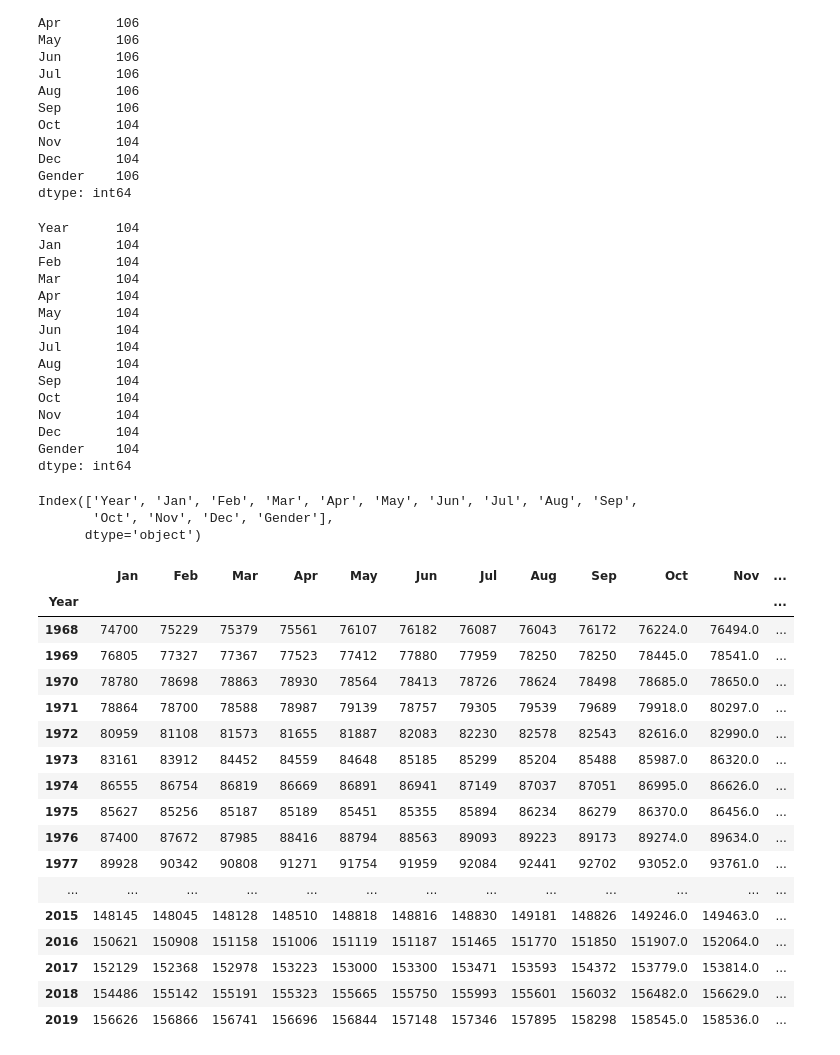
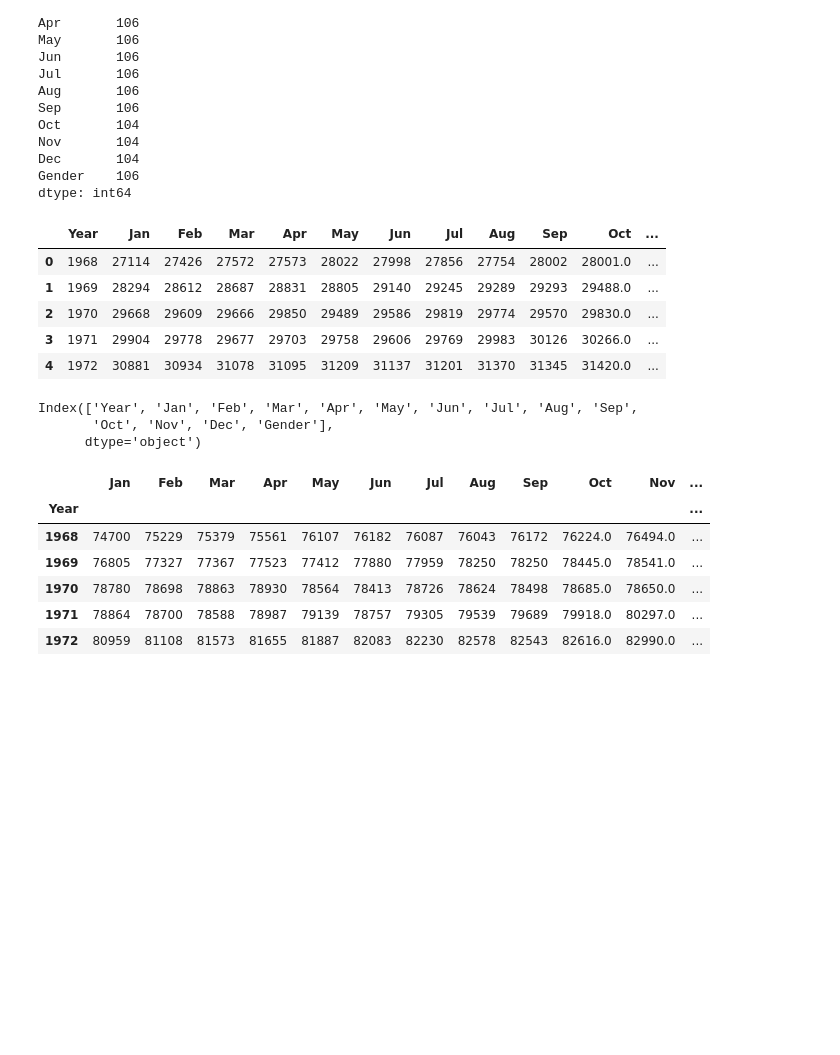
Before and after one commit to devindubin/ProjectOne, a Jupyter notebook: Lesly_work_G.ipynb, the cells around one changed output. Saved outputs shown, nothing was run; the diff lists cells and outputs as text; code cells hidden in the pictures; blank space fills up the shorter version.

```diff
--- a/Lesly_work_G.ipynb
+++ b/Lesly_work_G.ipynb
@@ -83,22 +87,14 @@ dtype: int64
 # %%
 clean_df = combined.dropna(how="any")
 clean_df.count()
+clean_df.head()
 # %% [output]
-Year      104
-Jan       104
-Feb       104
-Mar       104
-Apr       104
-May       104
-Jun       104
-Jul       104
-Aug       104
-Sep       104
-Oct       104
-Nov       104
-Dec       104
-Gender    104
-dtype: int64
+|  | Year | Jan | Feb | Mar | Apr | May | Jun | Jul | Aug | Sep | Oct | ... |
+| 0 | 1968 | 27114 | 27426 | 27572 | 27573 | 28022 | 27998 | 27856 | 27754 | 28002 | 28001.0 | ... |
+| 1 | 1969 | 28294 | 28612 | 28687 | 28831 | 28805 | 29140 | 29245 | 29289 | 29293 | 29488.0 | ... |
+| 2 | 1970 | 29668 | 29609 | 29666 | 29850 | 29489 | 29586 | 29819 | 29774 | 29570 | 29830.0 | ... |
+| 3 | 1971 | 29904 | 29778 | 29677 | 29703 | 29758 | 29606 | 29769 | 29983 | 30126 | 30266.0 | ... |
+| 4 | 1972 | 30881 | 30934 | 31078 | 31095 | 31209 | 31137 | 31201 | 31370 | 31345 | 31420.0 | ... |
 # %%
 clean_df.columns
 # %% [output]
@@ -110,21 +104,11 @@ plt.plot(male_df[male_df.Year==19])
 # %%
-clean_df.groupby(['Year']).sum()
+year_df = clean_df.groupby(['Year']).sum()
+year_df.head()
 # %% [output]
 |  | Jan | Feb | Mar | Apr | May | Jun | Jul | Aug | Sep | Oct | Nov | ... |
 | Year |  |  |  |  |  |  |  |  |  |  |  | ... |
 | 1968 | 74700 | 75229 | 75379 | 75561 | 76107 | 76182 | 76087 | 76043 | 76172 | 76224.0 | 76494.0 | ... |
 | 1969 | 76805 | 77327 | 77367 | 77523 | 77412 | 77880 | 77959 | 78250 | 78250 | 78445.0 | 78541.0 | ... |
 | 1970 | 78780 | 78698 | 78863 | 78930 | 78564 | 78413 | 78726 | 78624 | 78498 | 78685.0 | 78650.0 | ... |
 | 1971 | 78864 | 78700 | 78588 | 78987 | 79139 | 78757 | 79305 | 79539 | 79689 | 79918.0 | 80297.0 | ... |
 | 1972 | 80959 | 81108 | 81573 | 81655 | 81887 | 82083 | 82230 | 82578 | 82543 | 82616.0 | 82990.0 | ... |
-| 1973 | 83161 | 83912 | 84452 | 84559 | 84648 | 85185 | 85299 | 85204 | 85488 | 85987.0 | 86320.0 | ... |
-| 1974 | 86555 | 86754 | 86819 | 86669 | 86891 | 86941 | 87149 | 87037 | 87051 | 86995.0 | 86626.0 | ... |
-| 1975 | 85627 | 85256 | 85187 | 85189 | 85451 | 85355 | 85894 | 86234 | 86279 | 86370.0 | 86456.0 | ... |
-| 1976 | 87400 | 87672 | 87985 | 88416 | 88794 | 88563 | 89093 | 89223 | 89173 | 89274.0 | 89634.0 | ... |
-| 1977 | 89928 | 90342 | 90808 | 91271 | 91754 | 91959 | 92084 | 92441 | 92702 | 93052.0 | 93761.0 | ... |
-| ... | ... | ... | ... | ... | ... | ... | ... | ... | ... | ... | ... | ... |
-| 2015 | 148145 | 148045 | 148128 | 148510 | 148818 | 148816 | 148830 | 149181 | 148826 | 149246.0 | 149463.0 | ... |
-| 2016 | 150621 | 150908 | 151158 | 151006 | 151119 | 151187 | 151465 | 151770 | 151850 | 151907.0 | 152064.0 | ... |
-| 2017 | 152129 | 152368 | 152978 | 153223 | 153000 | 153300 | 153471 | 153593 | 154372 | 153779.0 | 153814.0 | ... |
-| 2018 | 154486 | 155142 | 155191 | 155323 | 155665 | 155750 | 155993 | 155601 | 156032 | 156482.0 | 156629.0 | ... |
-| 2019 | 156626 | 156866 | 156741 | 156696 | 156844 | 157148 | 157346 | 157895 | 158298 | 158545.0 | 158536.0 | ... |
```
Also changed, not shown: parts of 4 cells of this notebook, 5 other files.
